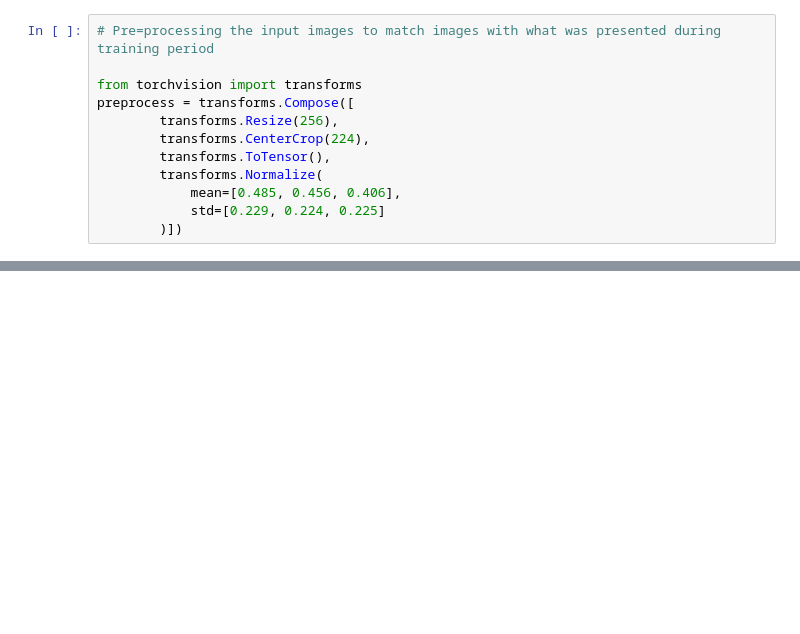
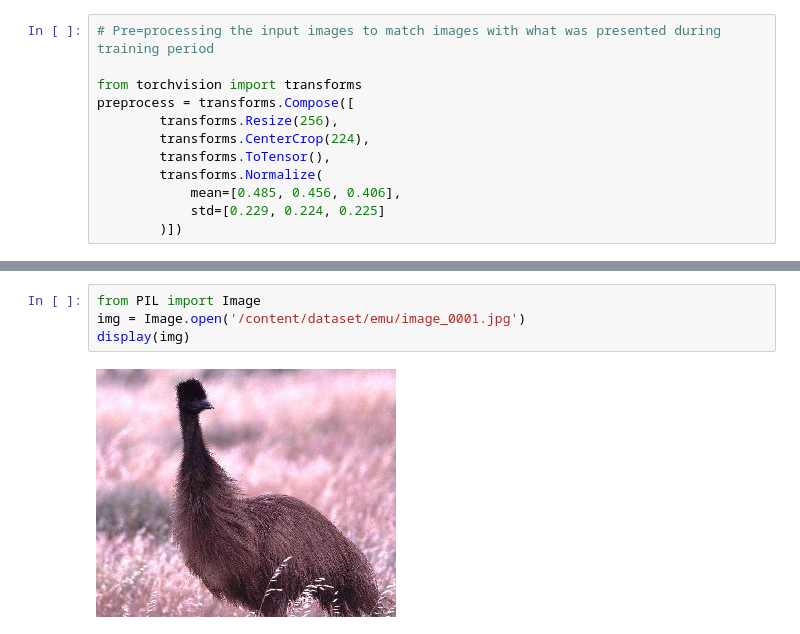
Before and after one commit to Nagaraj-gt/applications-artificial-intelligence, a Jupyter notebook: q1.ipynb, the cells around one changed output, grey strips where cells are left out. Drawn from its saved outputs; the diff is of its cells as text; blank space fills up the shorter version.

```diff
--- a/q1.ipynb
+++ b/q1.ipynb
@@ -87,0 +108,6 @@ img = Image.open()
+# %%
+from PIL import Image
+img = Image.open('/content/dataset/emu/image_0001.jpg')
+display(img)
+# %% [output]
+[figure, added]
```
Also changed, not shown: parts of 2 cells of this notebook.
